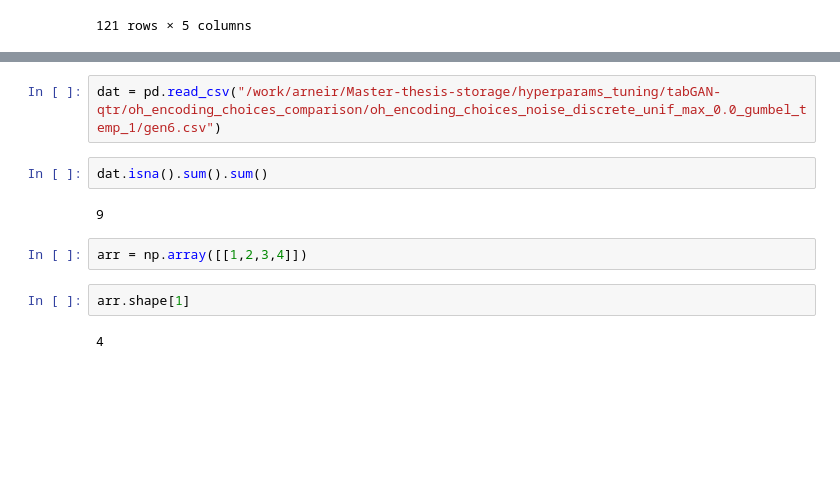
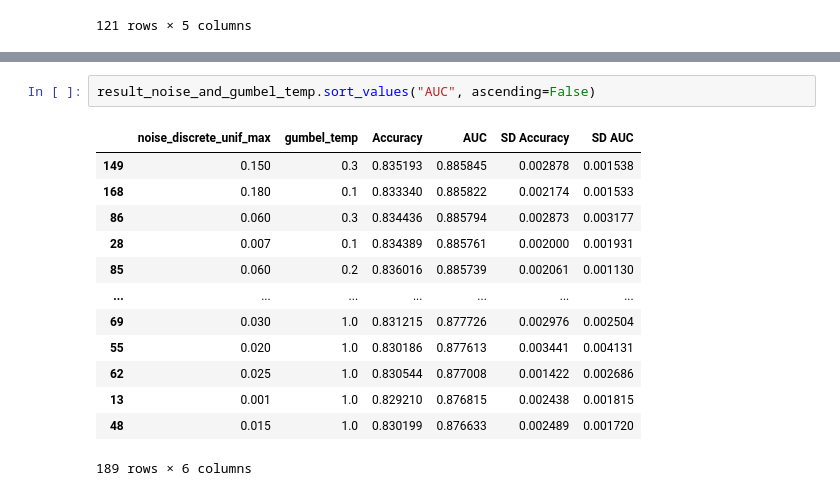
Before and after one commit to ArneRustad/Master-thesis-cf, a Jupyter notebook: scripts/tabGAN_hyperparam_tuning.ipynb, the cells around one changed output, grey strips where cells are left out. Saved outputs shown, nothing was run; the diff lists cells and outputs as text; blank space fills up the shorter version.

```diff
--- a/scripts/tabGAN_hyperparam_tuning.ipynb
+++ b/scripts/tabGAN_hyperparam_tuning.ipynb
@@ -1274,12 +1259,16 @@ result_noise_and_gumbel_temp
-# %%
-dat = pd.read_csv("/work/arneir/Master-thesis-storage/hyperparams_tuning/tabGAN-qtr/oh_encoding_choices_comparison/oh_encoding_choices_noise_discrete_unif_max_0.0_gumbel_temp_1/gen6.csv")
-# %%
-dat.isna().sum().sum()
-# %% [output]
-9
-# %%
-arr = np.array([[1,2,3,4]])
-# %%
-arr.shape[1]
-# %% [output]
-4
+# %%
+result_noise_and_gumbel_temp.sort_values("AUC", ascending=False)
+# %% [output]
+|  | noise_discrete_unif_max | gumbel_temp | Accuracy | AUC | SD Accuracy | SD AUC |
+| 149 | 0.150 | 0.3 | 0.835193 | 0.885845 | 0.002878 | 0.001538 |
+| 168 | 0.180 | 0.1 | 0.833340 | 0.885822 | 0.002174 | 0.001533 |
+| 86 | 0.060 | 0.3 | 0.834436 | 0.885794 | 0.002873 | 0.003177 |
+| 28 | 0.007 | 0.1 | 0.834389 | 0.885761 | 0.002000 | 0.001931 |
+| 85 | 0.060 | 0.2 | 0.836016 | 0.885739 | 0.002061 | 0.001130 |
+| ... | ... | ... | ... | ... | ... | ... |
+| 69 | 0.030 | 1.0 | 0.831215 | 0.877726 | 0.002976 | 0.002504 |
+| 55 | 0.020 | 1.0 | 0.830186 | 0.877613 | 0.003441 | 0.004131 |
+| 62 | 0.025 | 1.0 | 0.830544 | 0.877008 | 0.001422 | 0.002686 |
+| 13 | 0.001 | 1.0 | 0.829210 | 0.876815 | 0.002438 | 0.001815 |
+| 48 | 0.015 | 1.0 | 0.830199 | 0.876633 | 0.002489 | 0.001720 |
+189 rows × 6 columns
```
Also changed, not shown: parts of 47 cells of this notebook, 25 other files.
